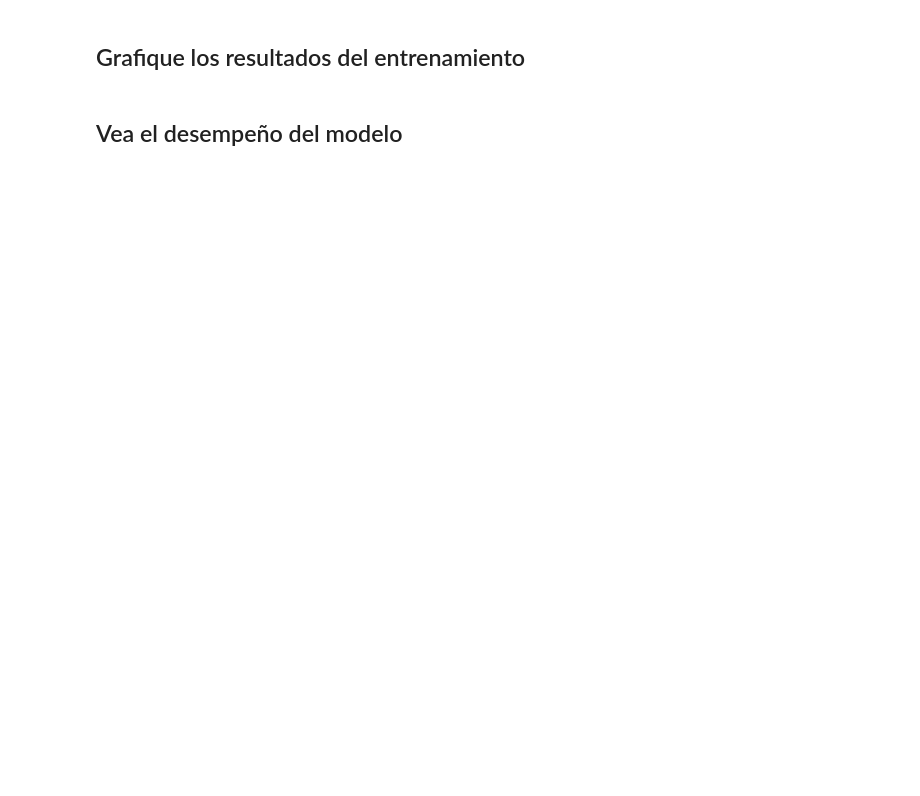
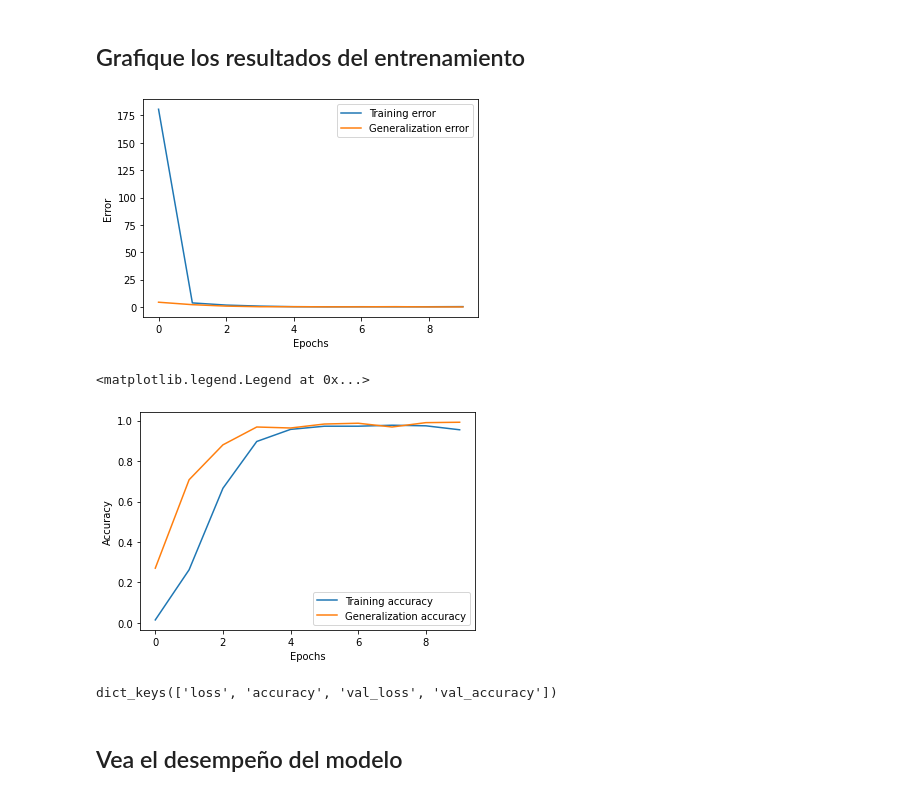
Before and after one commit to Lappiani/Deep_learning_Tarea2, a Jupyter notebook: Copia Luca.ipynb, the cells around one changed output. Drawn from its saved outputs; the diff is of its cells as text; code cells hidden in the pictures; blank space fills up the shorter version.

```diff
--- a/Copia Luca.ipynb
+++ b/Copia Luca.ipynb
@@ -367,5 +361,5 @@ val_data = tf.data.Dataset.from_tensor_slices((v_resized_images,y_val)).batch(ba
 model.compile(optimizer='adam', loss='categorical_crossentropy', metrics=['accuracy'])
 
 # Train the model
-history = model.fit(train_data, epochs=30, validation_data=val_data, callbacks=[callback])
+history = model.fit(train_data, epochs=10, validation_data=val_data, callbacks=[callback])
 # %% [output]
@@ -392,6 +390,33 @@ KeyboardInterrupt:
 # %%
 # Loss vs. val_loss
 # accuracy vs. val_accuracy
+# %%
+train_loss = history.history['loss']
+val_loss = history.history['val_loss']
+
+plt.plot(train_loss, label = 'Training error')
+plt.plot(val_loss, label = 'Generalization error')
+plt.ylabel('Error')
+plt.xlabel('Epochs')
+plt.legend(loc = 'upper right')
+plt.show()
+
+train_acc = history.history['accuracy']
+val_acc = history.history['val_accuracy']
+
+plt.plot(train_acc, label = 'Training accuracy')
+plt.plot(val_acc, label = 'Generalization accuracy')
+plt.ylabel('Accuracy')
+plt.xlabel('Epochs')
+plt.legend(loc = 'lower right')
+# %% [output]
+[figure, added]
+<matplotlib.legend.Legend at 0x...>
+[figure, added]
+# %%
+history.history.keys()
+# %% [output]
+dict_keys(['loss', 'accuracy', 'val_loss', 'val_accuracy'])
 # %% [markdown]
 ## Vea el desempeño del modelo
 # %%
```
Also changed, not shown: parts of 5 cells of this notebook.
